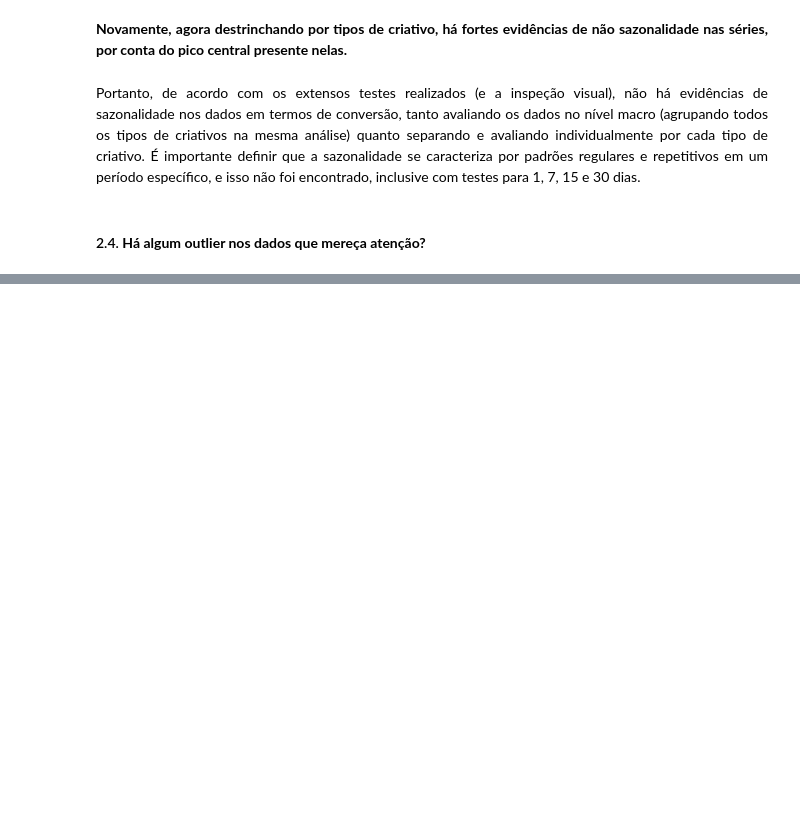
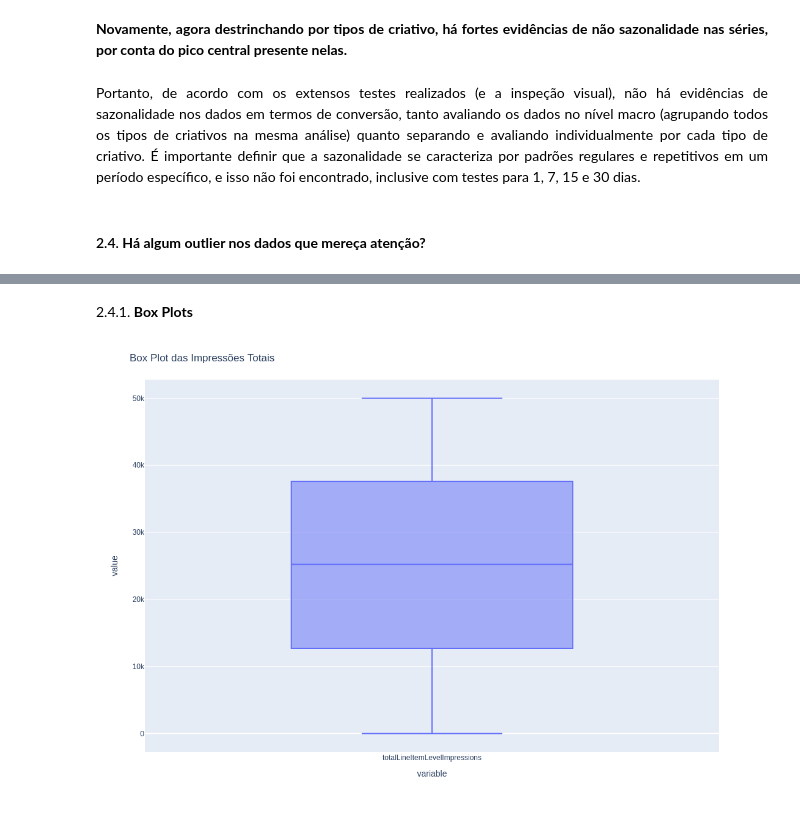
Before and after one commit to brunodifranco/bruno-case-tecnico-rbs, a Jupyter notebook: 12-10-2023-bruno-case-tecnico.ipynb, the cells around one changed output, grey strips where cells are left out. Cells and saved outputs as stored; diff of their text form; code cells hidden in the pictures; blank space fills up the shorter version.

```diff
--- a/12-10-2023-bruno-case-tecnico.ipynb
+++ b/12-10-2023-bruno-case-tecnico.ipynb
@@ -675,0 +685,8 @@ teste_espectro_fourier(df_Video_creative_sets["viewThroughConversions"], tipo)
+# %% [markdown]
+2.4.1. **Box Plots**
+# %%
+fig = px.box(df, y=['totalLineItemLevelImpressions'])
+fig.update_layout(title="Box Plot das Impressões Totais", height=750, width=1100)
+fig.show()
+# %% [output]
+[figure, added]
```
Also changed, not shown: parts of 12 cells of this notebook.
